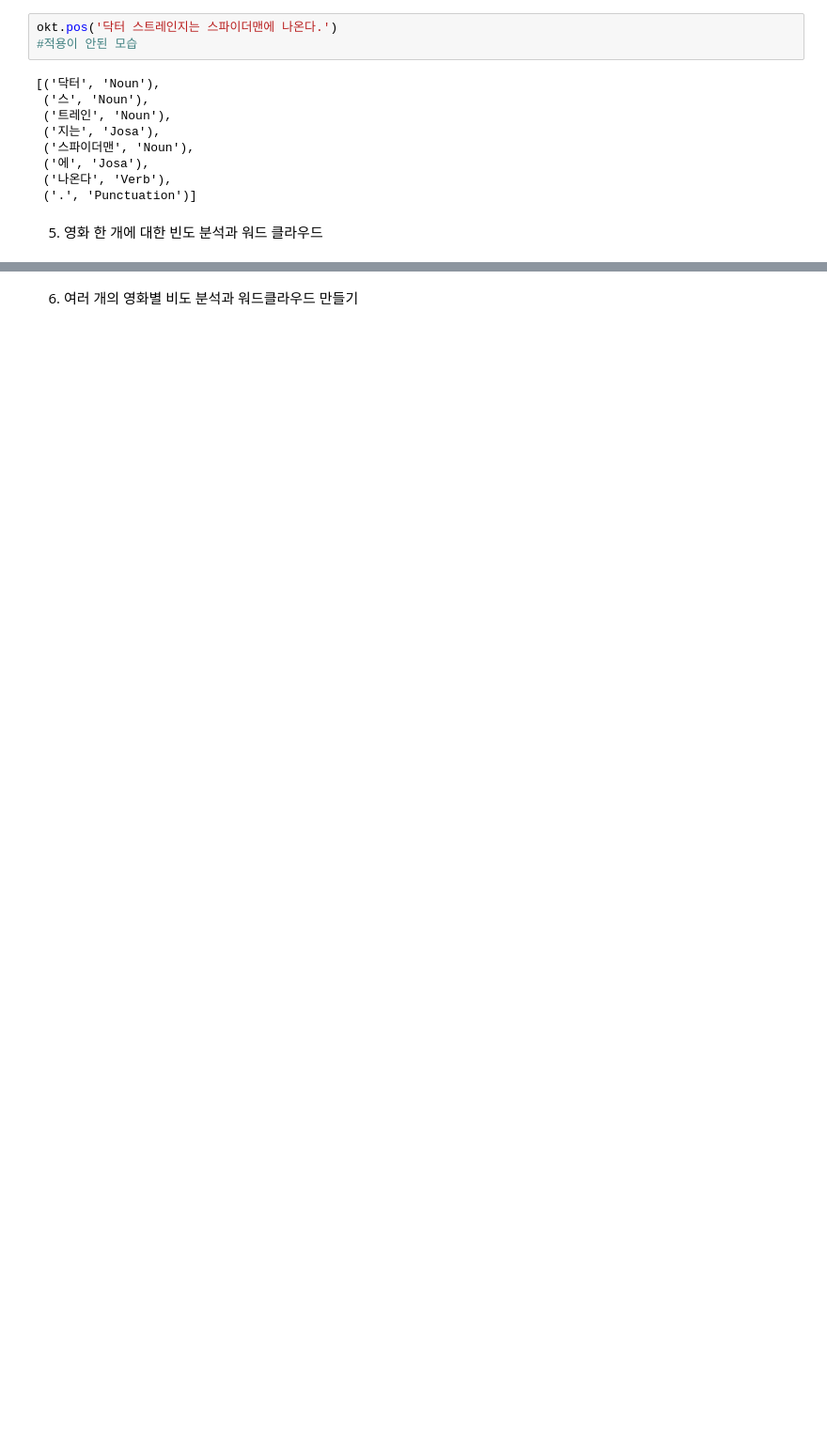
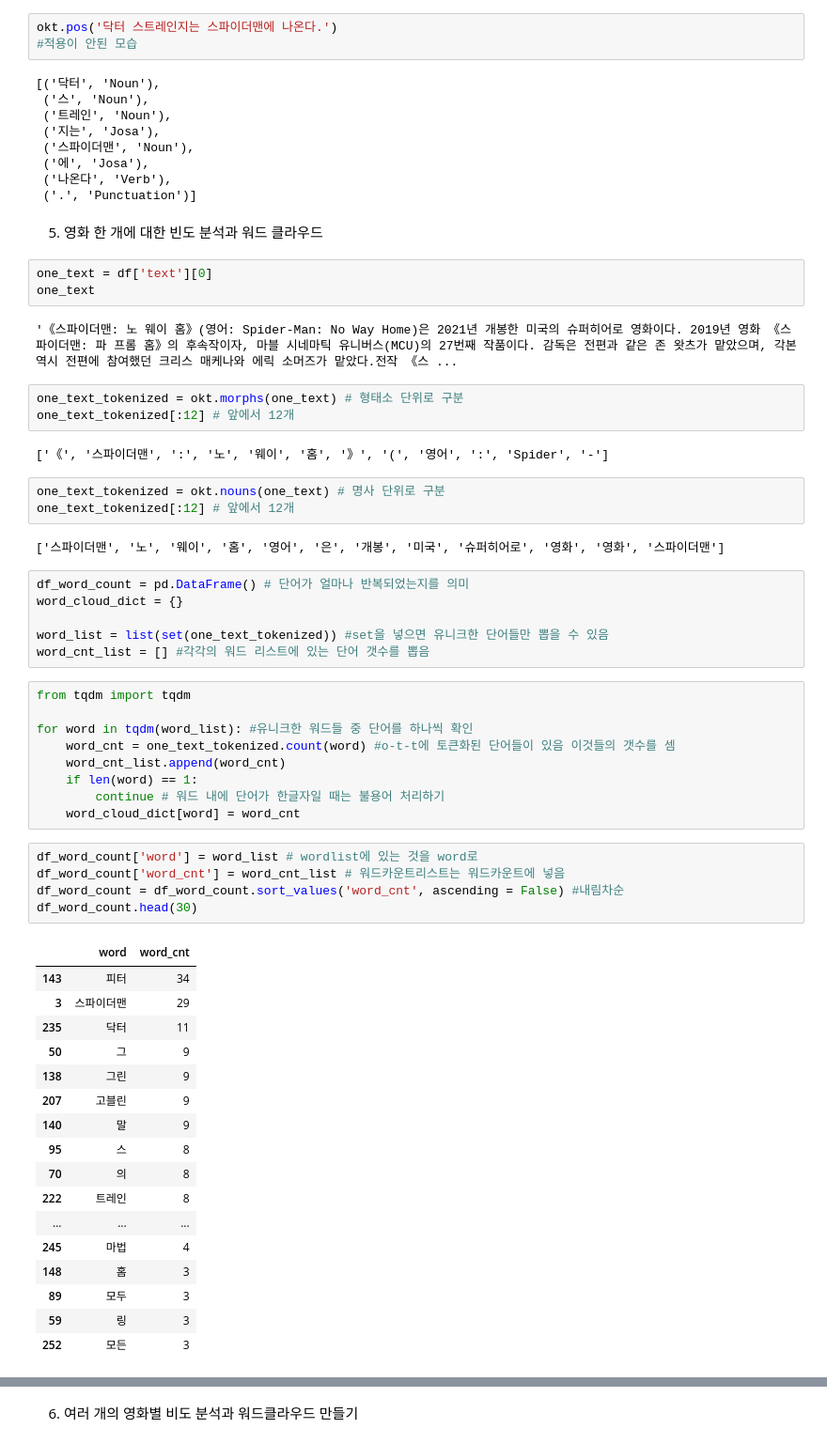
Before and after one commit to kevinstar9/DesignThinking, a Jupyter notebook: Hello.ipynb, the cells around one changed output, grey strips where cells are left out. Shown at 94% size. Cells and saved outputs as stored; diff of their text form; blank space fills up the shorter version.

```diff
--- a/Hello.ipynb
+++ b/Hello.ipynb
@@ -447,3 +586,56 @@ okt.pos('닥터 스트레인지는 스파이더맨에 나온다.')
  ('.', 'Punctuation')]
 # %% [markdown]
 5. 영화 한 개에 대한 빈도 분석과 워드 클라우드
+# %%
+one_text = df['text'][0]
+one_text
+# %% [output]
+'《스파이더맨: 노 웨이 홈》(영어: Spider-Man: No Way Home)은 2021년 개봉한 미국의 슈퍼히어로 영화이다. 2019년 영화 《스파이더맨: 파 프롬 홈》의 후속작이자, 마블 시네마틱 유니버스(MCU)의 27번째 작품이다. 감독은 전편과 같은 존 왓츠가 맡았으며, 각본 역시 전편에 참여했던 크리스 매케나와 에릭 소머즈가 맡았다.전작 《스 ...
+# %%
+one_text_tokenized = okt.morphs(one_text) # 형태소 단위로 구분
+one_text_tokenized[:12] # 앞에서 12개
+# %% [output]
+['《', '스파이더맨', ':', '노', '웨이', '홈', '》', '(', '영어', ':', 'Spider', '-']
+# %%
+one_text_tokenized = okt.nouns(one_text) # 명사 단위로 구분
+one_text_tokenized[:12] # 앞에서 12개
+# %% [output]
+['스파이더맨', '노', '웨이', '홈', '영어', '은', '개봉', '미국', '슈퍼히어로', '영화', '영화', '스파이더맨']
+# %%
+df_word_count = pd.DataFrame() # 단어가 얼마나 반복되었는지를 의미
+word_cloud_dict = {}
+
+word_list = list(set(one_text_tokenized)) #set을 넣으면 유니크한 단어들만 뽑을 수 있음
+word_cnt_list = [] #각각의 워드 리스트에 있는 단어 갯수를 뽑음
+# %%
+from tqdm import tqdm
+
+for word in tqdm(word_list): #유니크한 워드들 중 단어를 하나씩 확인
+    word_cnt = one_text_tokenized.count(word) #o-t-t에 토큰화된 단어들이 있음 이것들의 갯수를 셈
+    word_cnt_list.append(word_cnt)
+    if len(word) == 1:
+        continue # 워드 내에 단어가 한글자일 때는 불용어 처리하기
+    word_cloud_dict[word] = word_cnt
+# %%
+df_word_count['word'] = word_list # wordlist에 있는 것을 word로
+df_word_count['word_cnt'] = word_cnt_list # 워드카운트리스트는 워드카운트에 넣음
+df_word_count = df_word_count.sort_values('word_cnt', ascending = False) #내림차순
+df_word_count.head(30)
+# %% [output]
+|  | word | word_cnt |
+| 143 | 피터 | 34 |
+| 3 | 스파이더맨 | 29 |
+| 235 | 닥터 | 11 |
+| 50 | 그 | 9 |
+| 138 | 그린 | 9 |
+| 207 | 고블린 | 9 |
+| 140 | 말 | 9 |
+| 95 | 스 | 8 |
+| 70 | 의 | 8 |
+| 222 | 트레인 | 8 |
+| ... | ... | ... |
+| 245 | 마법 | 4 |
+| 148 | 홈 | 3 |
+| 89 | 모두 | 3 |
+| 59 | 링 | 3 |
+| 252 | 모든 | 3 |
```
Also changed, not shown: parts of 79 cells of this notebook.
